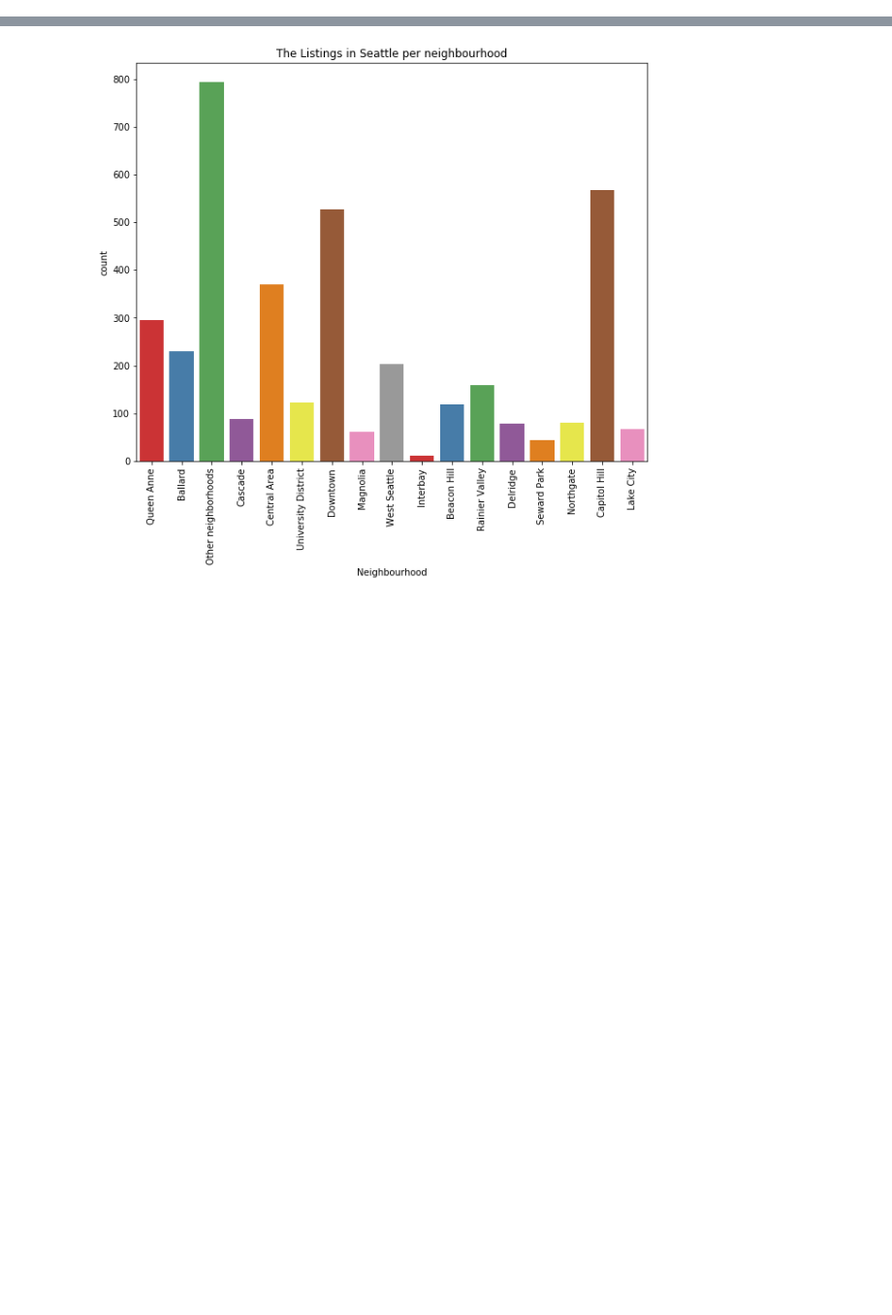
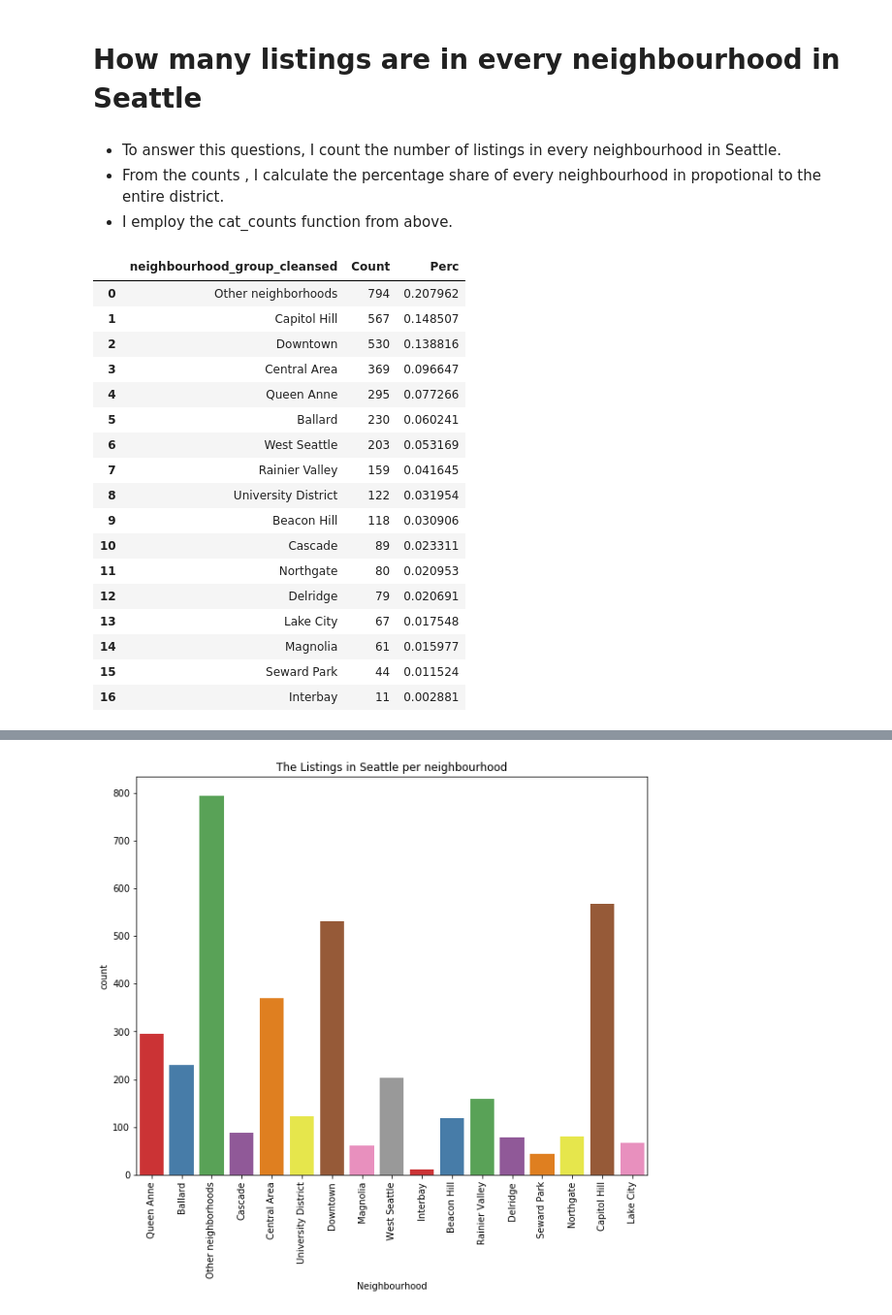
Before and after one commit to OliviaNabbosa89/DS_project1, a Jupyter notebook: Listings_EDA.ipynb, the cells around one changed output, grey strips where cells are left out. Shown: that part at 97% size. Cells and saved outputs as stored; diff of their text form; code cells hidden in the pictures; blank space fills up the shorter version.

```diff
--- a/Listings_EDA.ipynb
+++ b/Listings_EDA.ipynb
@@ -121,0 +288,29 @@ cat_counts(df,"neighbourhood_group_cleansed")
+# %% [markdown]
+# How many listings are in every neighbourhood in Seattle
+# %% [markdown]
+* To answer this questions, I count the number of listings in every neighbourhood in Seattle.
+* From the counts , I calculate the percentage share of every neighbourhood in propotional to the entire district.
+* I employ the cat_counts function from above.
+# %%
+# The counts and shares of listings in the different neighbourhoods.
+num_listings = cat_counts(df,"neighbourhood_group_cleansed")
+num_listings
+# %% [output]
+|  | neighbourhood_group_cleansed | Count | Perc |
+| 0 | Other neighborhoods | 794 | 0.207962 |
+| 1 | Capitol Hill | 567 | 0.148507 |
+| 2 | Downtown | 530 | 0.138816 |
+| 3 | Central Area | 369 | 0.096647 |
+| 4 | Queen Anne | 295 | 0.077266 |
+| 5 | Ballard | 230 | 0.060241 |
+| 6 | West Seattle | 203 | 0.053169 |
+| 7 | Rainier Valley | 159 | 0.041645 |
+| 8 | University District | 122 | 0.031954 |
+| 9 | Beacon Hill | 118 | 0.030906 |
+| 10 | Cascade | 89 | 0.023311 |
+| 11 | Northgate | 80 | 0.020953 |
+| 12 | Delridge | 79 | 0.020691 |
+| 13 | Lake City | 67 | 0.017548 |
+| 14 | Magnolia | 61 | 0.015977 |
+| 15 | Seward Park | 44 | 0.011524 |
+| 16 | Interbay | 11 | 0.002881 |
```
Also changed, not shown: parts of 93 cells of this notebook, 5 other files.
